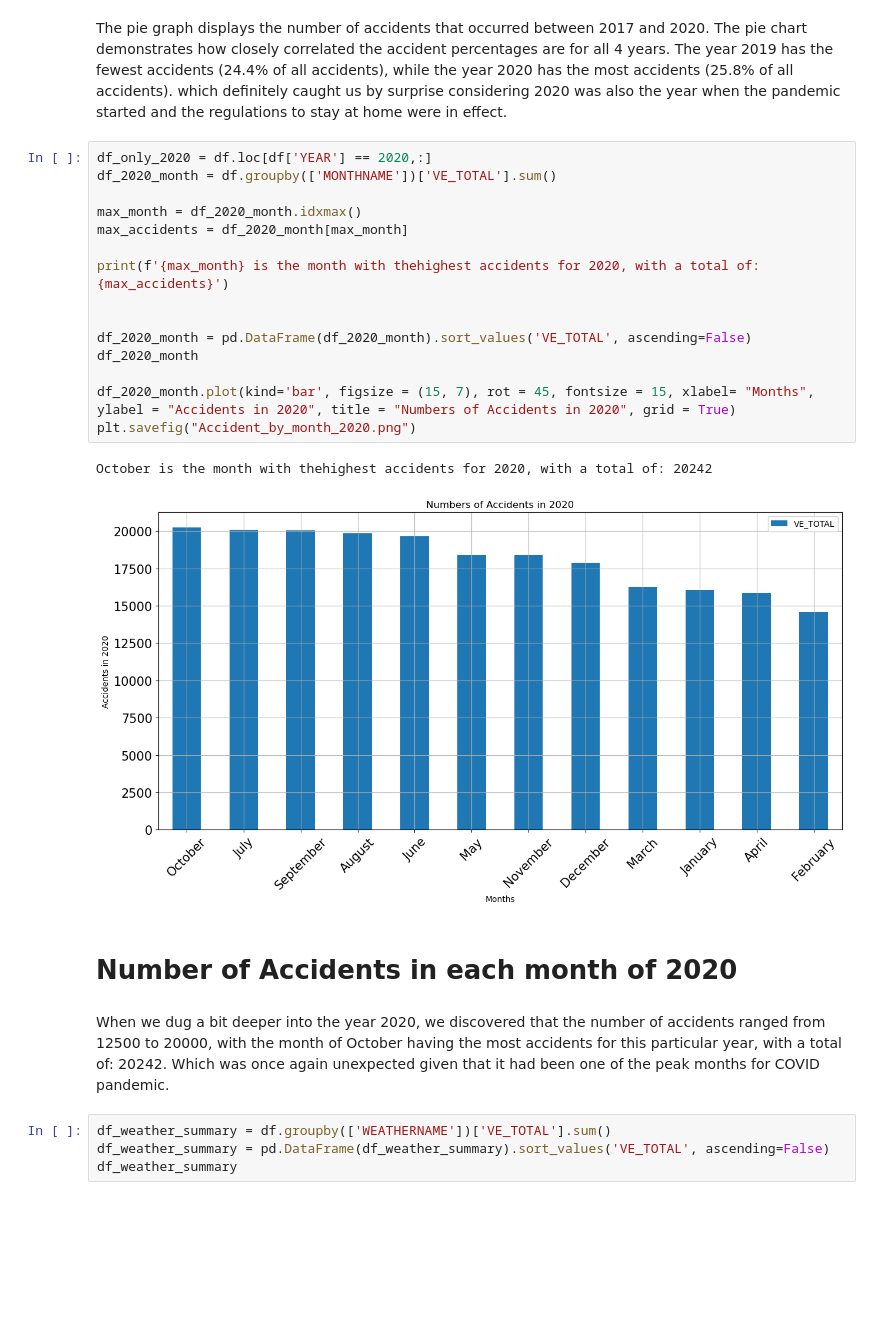
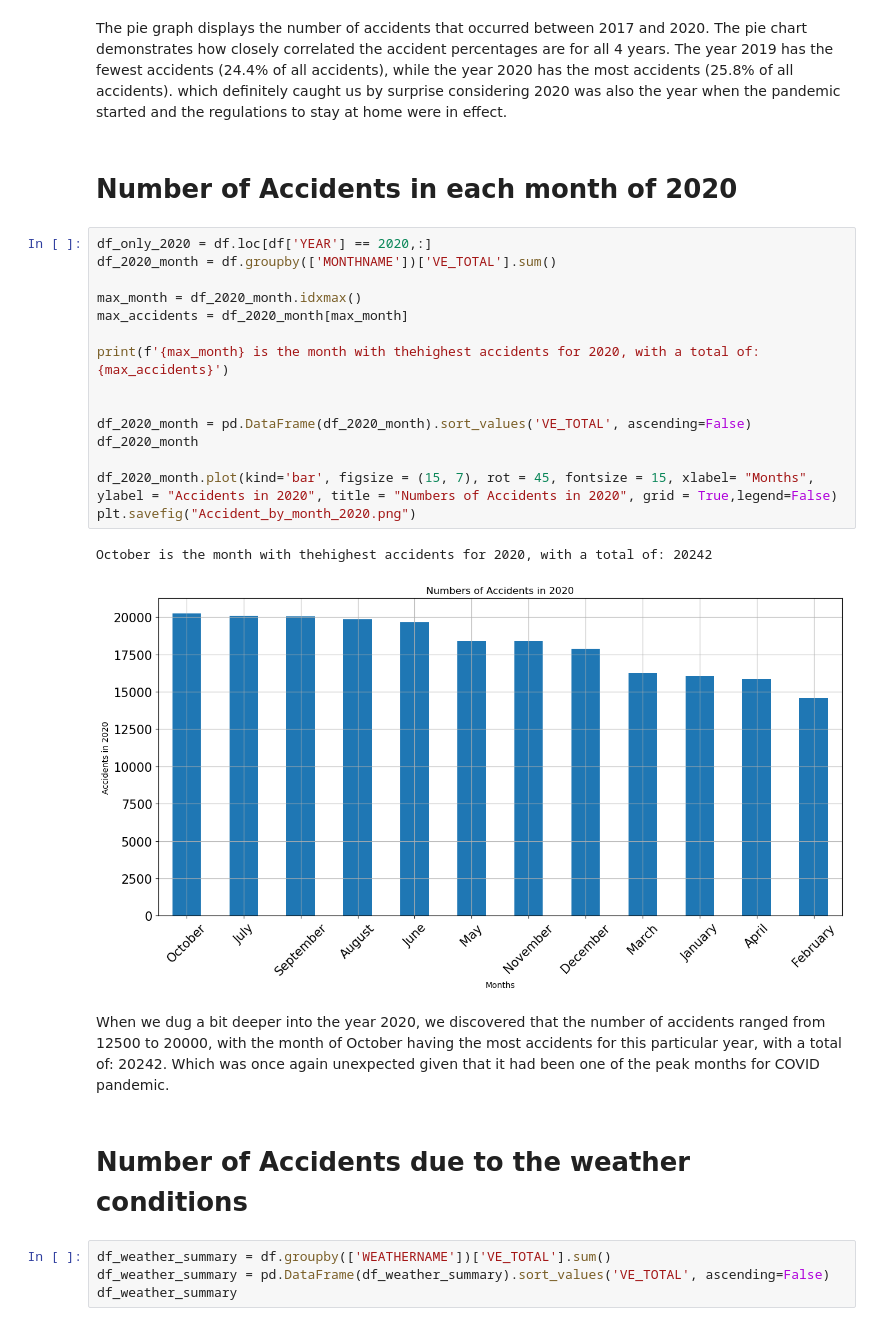
Before and after one commit to Jasneel/WeatherVsAccidents, a Jupyter notebook: April 11, 2023.ipynb, the cells around one changed output. Drawn from its saved outputs; the diff is of its cells as text; blank space fills up the shorter version.

```diff
--- a/April 11, 2023.ipynb
+++ b/April 11, 2023.ipynb
@@ -309,27 +307,29 @@ plt.savefig("Accident_by_Year.png")
 # %% [markdown]
 The pie graph displays the number of accidents that occurred between 2017 and 2020. The pie chart demonstrates how closely correlated the accident percentages are for all 4 years. The year 2019 has the fewest accidents (24.4% of all accidents), while the year 2020 has the most accidents (25.8% of all accidents). which definitely caught us by surprise considering 2020 was also the year when the pandemic started and the regulations to stay at home were in effect.
-# %%
-df_only_2020 = df.loc[df['YEAR'] == 2020,:]
-df_2020_month = df.groupby(['MONTHNAME'])['VE_TOTAL'].sum()
-
-max_month = df_2020_month.idxmax()
-max_accidents = df_2020_month[max_month]
-
-print(f'{max_month} is the month with thehighest accidents for 2020, with a total of: {max_accidents}')
-
-
-df_2020_month = pd.DataFrame(df_2020_month).sort_values('VE_TOTAL', ascending=False)
-df_2020_month
-
-df_2020_month.plot(kind='bar', figsize = (15, 7), rot = 45, fontsize = 15, xlabel= "Months", ylabel = "Accidents in 2020", title = "Numbers of Accidents in 2020", grid = True)
-plt.savefig("Accident_by_month_2020.png")
-# %% [output]
-October is the month with thehighest accidents for 2020, with a total of: 20242
-[figure, old version]
 # %% [markdown]
 # Number of Accidents in each month of 2020
+# %%
+df_only_2020 = df.loc[df['YEAR'] == 2020,:]
+df_2020_month = df.groupby(['MONTHNAME'])['VE_TOTAL'].sum()
+
+max_month = df_2020_month.idxmax()
+max_accidents = df_2020_month[max_month]
+
+print(f'{max_month} is the month with thehighest accidents for 2020, with a total of: {max_accidents}')
+
+
+df_2020_month = pd.DataFrame(df_2020_month).sort_values('VE_TOTAL', ascending=False)
+df_2020_month
+
+df_2020_month.plot(kind='bar', figsize = (15, 7), rot = 45, fontsize = 15, xlabel= "Months", ylabel = "Accidents in 2020", title = "Numbers of Accidents in 2020", grid = True,legend=False)
+plt.savefig("Accident_by_month_2020.png")
+# %% [output]
+October is the month with thehighest accidents for 2020, with a total of: 20242
+[figure, new version]
 # %% [markdown]
 When we dug a bit deeper into the year 2020, we discovered that the number of accidents ranged from 12500 to 20000, with the month of October having the most accidents for this particular year, with a total of: 20242. Which was once again unexpected given that it had been one of the peak months for COVID pandemic.
+# %% [markdown]
+# Number of Accidents due to the weather conditions
 # %%
 df_weather_summary = df.groupby(['WEATHERNAME'])['VE_TOTAL'].sum()
 df_weather_summary = pd.DataFrame(df_weather_summary).sort_values('VE_TOTAL', ascending=False)
```
Also changed, not shown: parts of 21 cells of this notebook, 4 other files.
